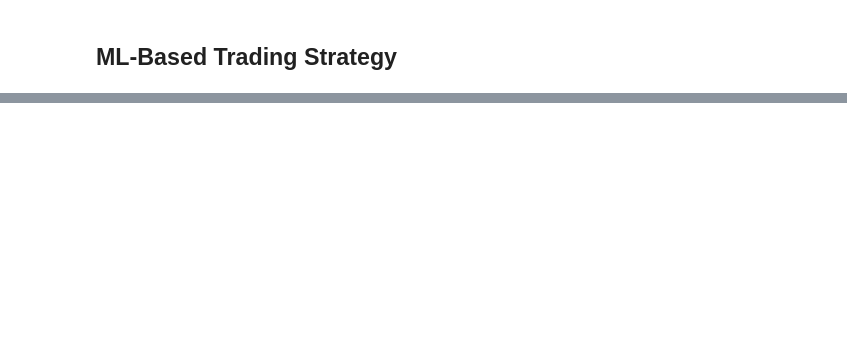
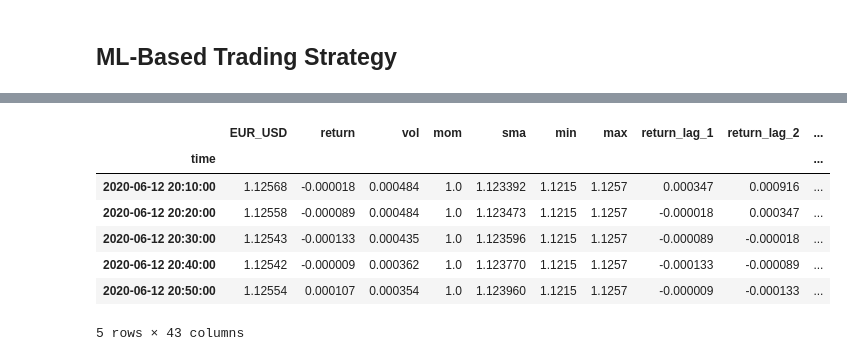
Before and after one commit to mlvhub/quant-learning, a Jupyter notebook: python-for-algorithmic-trading/10-automating-trading-operations/10-automating-trading-operations.ipynb, the cells around one changed output, grey strips where cells are left out. Cells and saved outputs as stored; diff of their text form; code cells hidden in the pictures; blank space fills up the shorter version.

```diff
--- a/python-for-algorithmic-trading/10-automating-trading-operations/10-automating-trading-operations.ipynb
+++ b/python-for-algorithmic-trading/10-automating-trading-operations/10-automating-trading-operations.ipynb
@@ -181,0 +241,5 @@ data[equs].plot(ax=ax, legend=True)
+# %%
+data = pd.DataFrame(raw['c'])
+data.columns = [instrument,]
+
+data.tail()
@@ -181,0 +254,12 @@ data[equs].plot(ax=ax, legend=True)
+# %%
+window = 20
+
+data['return'] = np.log(data / data.shift(1))
+data['vol'] = data['return'].rolling(window).std()
+data['mom'] = np.sign(data['return'].rolling(window).mean())
+data['sma'] = data[instrument].rolling(window).mean()
+data['min'] = data[instrument].rolling(window).min()
+data['max'] = data[instrument].rolling(window).max()
+
+data.dropna(inplace=True)
+data.tail()
@@ -181,0 +274,22 @@ data[equs].plot(ax=ax, legend=True)
+# %%
+lags = 6
+features = ['return', 'vol', 'mom', 'sma', 'min', 'max']
+
+cols = []
+for f in features:
+    for lag in range(1, lags + 1):
+        col = f'{f}_lag_{lag}'
+        data[col] = data[f].shift(lag)
+        cols.append(col)
+
+data.dropna(inplace=True)
+data.tail()
+# %% [output]
+|  | EUR_USD | return | vol | mom | sma | min | max | return_lag_1 | return_lag_2 | ... |
+| time |  |  |  |  |  |  |  |  |  | ... |
+| 2020-06-12 20:10:00 | 1.12568 | -0.000018 | 0.000484 | 1.0 | 1.123392 | 1.1215 | 1.1257 | 0.000347 | 0.000916 | ... |
+| 2020-06-12 20:20:00 | 1.12558 | -0.000089 | 0.000484 | 1.0 | 1.123473 | 1.1215 | 1.1257 | -0.000018 | 0.000347 | ... |
+| 2020-06-12 20:30:00 | 1.12543 | -0.000133 | 0.000435 | 1.0 | 1.123596 | 1.1215 | 1.1257 | -0.000089 | -0.000018 | ... |
+| 2020-06-12 20:40:00 | 1.12542 | -0.000009 | 0.000362 | 1.0 | 1.123770 | 1.1215 | 1.1257 | -0.000133 | -0.000089 | ... |
+| 2020-06-12 20:50:00 | 1.12554 | 0.000107 | 0.000354 | 1.0 | 1.123960 | 1.1215 | 1.1257 | -0.000009 | -0.000133 | ... |
+5 rows × 43 columns
```
Also changed, not shown: parts of 52 cells of this notebook, 4 other files.
